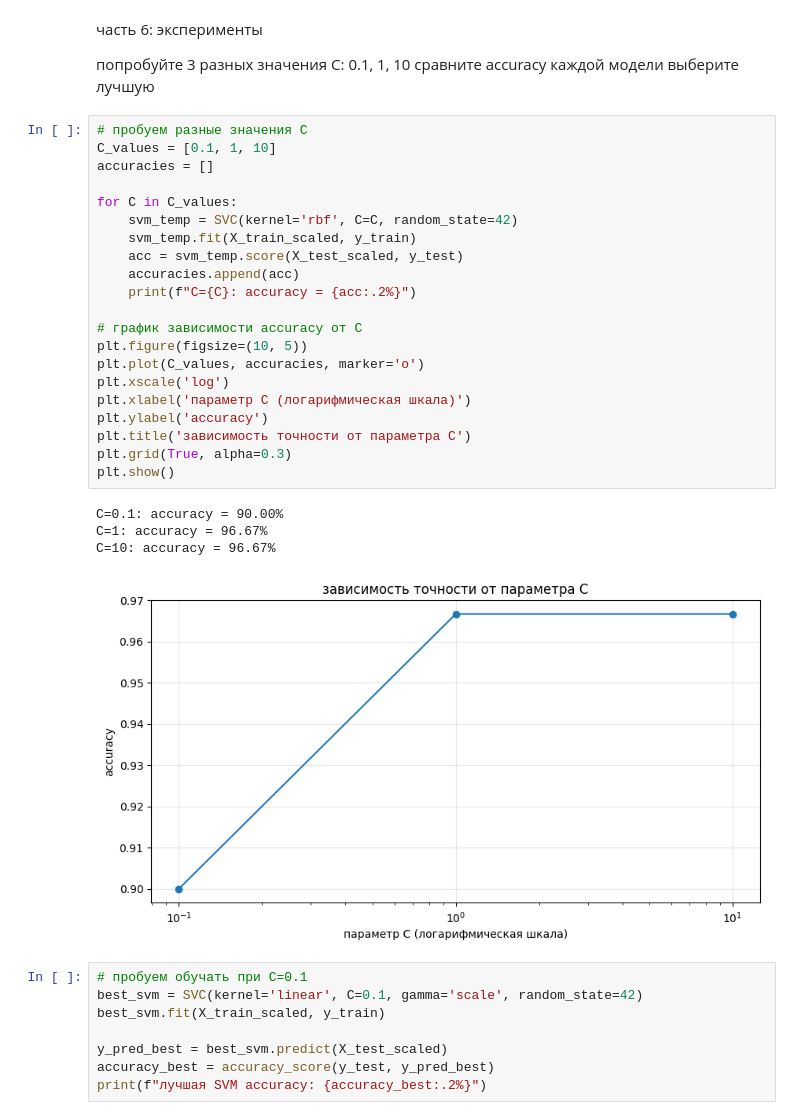
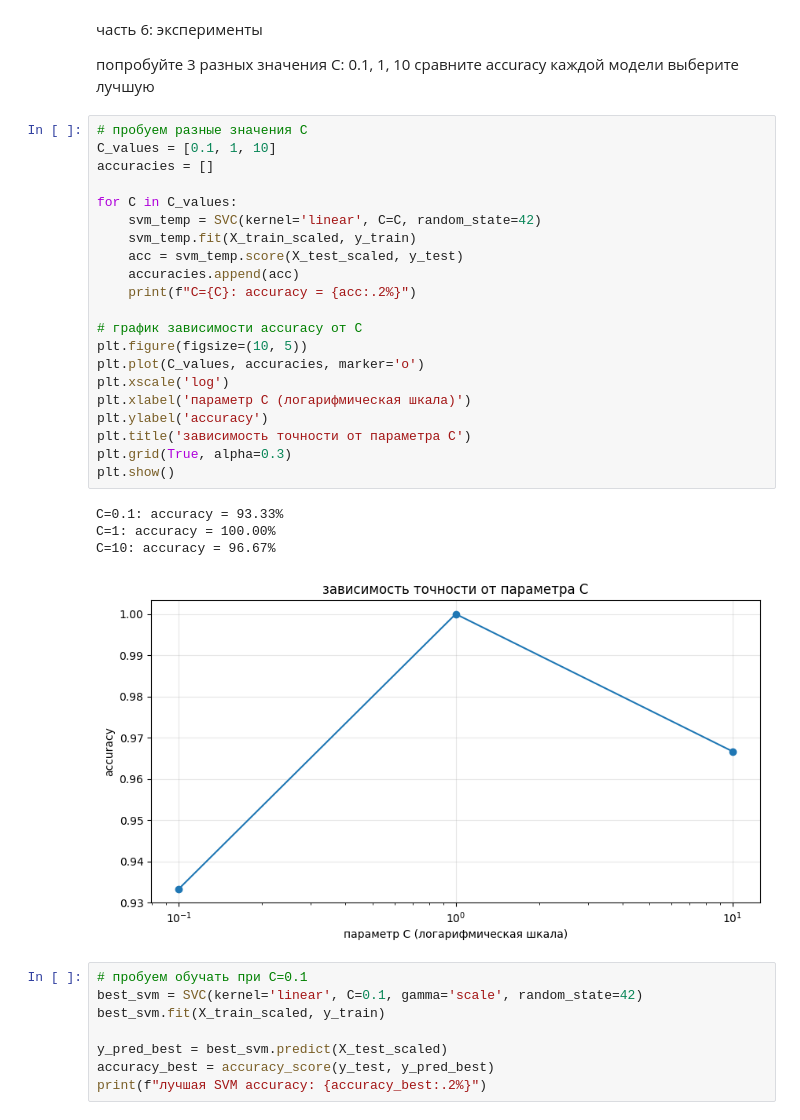
Before and after one commit to alicienty/HW2, a Jupyter notebook: Lukyanchikova_classification_hw_ipynb".ipynb, the cells around one changed output. Drawn from its saved outputs; the diff is of its cells as text.

```diff
--- a/Lukyanchikova_classification_hw_ipynb".ipynb
+++ b/Lukyanchikova_classification_hw_ipynb".ipynb
@@ -348,29 +348,29 @@ plot_decision_boundary_2d(svm_linear, X_test_pca, y_test, "линейный SVM
 # %%
 # пробуем разные значения C
 C_values = [0.1, 1, 10]
 accuracies = []
 
 for C in C_values:
-    svm_temp = SVC(kernel='rbf', C=C, random_state=42)
+    svm_temp = SVC(kernel='linear', C=C, random_state=42)
     svm_temp.fit(X_train_scaled, y_train)
     acc = svm_temp.score(X_test_scaled, y_test)
     accuracies.append(acc)
     print(f"C={C}: accuracy = {acc:.2%}")
 
 # график зависимости accuracy от C
 plt.figure(figsize=(10, 5))
 plt.plot(C_values, accuracies, marker='o')
 plt.xscale('log')
 plt.xlabel('параметр C (логарифмическая шкала)')
 plt.ylabel('accuracy')
 plt.title('зависимость точности от параметра C')
 plt.grid(True, alpha=0.3)
 plt.show()
 # %% [output]
-C=0.1: accuracy = 90.00%
-C=1: accuracy = 96.67%
+C=0.1: accuracy = 93.33%
+C=1: accuracy = 100.00%
 C=10: accuracy = 96.67%
-[figure, old version]
+[figure, new version]
 # %%
 # пробуем обучать при С=0.1
 best_svm = SVC(kernel='linear', C=0.1, gamma='scale', random_state=42)
```
